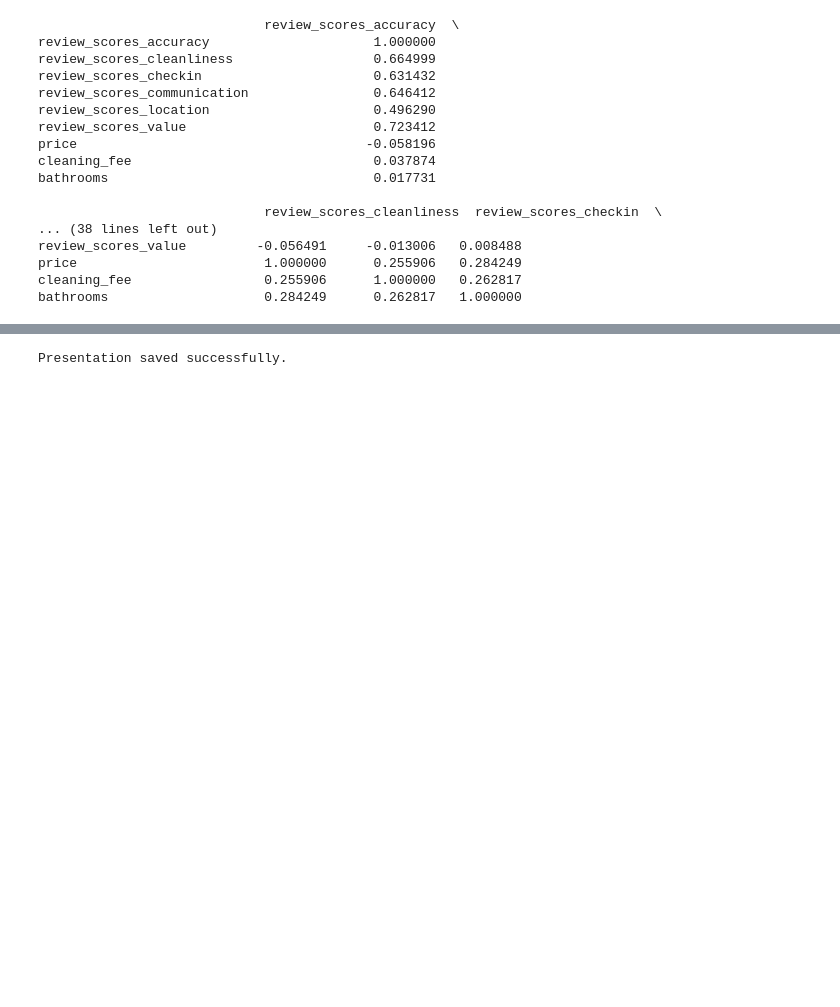
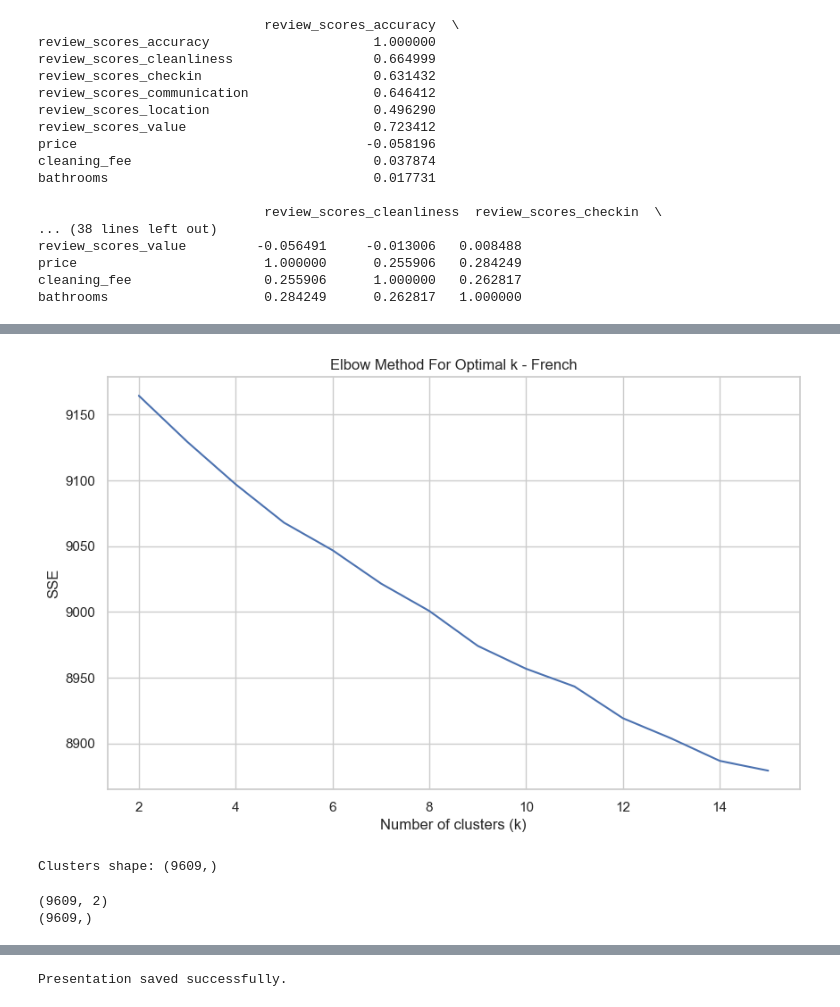
Before and after one commit to vsanjayHub/AIProjects, a Jupyter notebook: AirBnbEDA.ipynb, the cells around one changed output, grey strips where cells are left out. Cells and saved outputs as stored; diff of their text form; code cells hidden in the pictures; blank space fills up the shorter version.

```diff
--- a/AirBnbEDA.ipynb
+++ b/AirBnbEDA.ipynb
@@ -1036,0 +1252,5 @@ for point in points:
+# %%
+# Vectorization
+
+vectorizer = TfidfVectorizer()
+X = vectorizer.fit_transform(df['cleaned_comments'])
@@ -1036,0 +1666,12 @@ for point in points:
+# %%
+# Load the CSV file and assign column names
+import pandas as pd
+data = []
+with open('french_comments_output_nlp.txt', 'r') as file:
+    for line in file:
+        parts = line.strip().split(' ', 2)  # Split only on the first two spaces
+        if len(parts) == 3:  # Ensure no lines with missing data
+            data.append(parts)
+df_french_comments = pd.DataFrame(data, columns=['propertyID', 'reviewID', 'comment'])
+
+df_french_comments.describe()
@@ -1036,0 +1750,42 @@ for point in points:
+# %%
+
+from sklearn.cluster import KMeans
+import matplotlib.pyplot as plt
+import numpy as np
+
+# Assume X is the TF-IDF matrix with shape (9609, n_features)
+n_samples = X.shape[0]
+
+# Dictionary to hold the sum of squared errors for each k
+sse = {}
+
+# Loop over a range of k values, dynamically adjusted based on the number of samples
+for k in range(2, min(n_samples, 15) + 1):  # Adjust the range as needed but ensure k <= n_samples
+    kmeans = KMeans(n_clusters=k, random_state=42)
+    kmeans.fit(X)
+    sse[k] = kmeans.inertia_  # Sum of squared distances of samples to their closest cluster center
+
+# Plotting the SSE values for each k to find the optimal k (Elbow Method)
+plt.figure(figsize=(10, 6))
+plt.plot(list(sse.keys()), list(sse.values()))
+plt.xlabel("Number of clusters (k)")
+plt.ylabel("SSE")
+plt.title("Elbow Method For Optimal k - French")
+PLOT_FILENAME_AVAILABILITY =  "ElbowMethodFrench.png"
+plt.savefig(PLOT_FILENAME_AVAILABILITY, bbox_inches='tight')  # Save the plot
+plt.show()
+# Define the title text and position
+TITLE_TEXT = "Elbow Method For Optimal k - French"
+
+# Path to the image you want to add
+PATH = 'ElbowMethodFrench.png'
+
+# Select the optimal number of clusters from the plot and create final clusters
+optimal_k = 5  # This should be chosen based on the Elbow plot outcome
+kmeans_final = KMeans(n_clusters=optimal_k, random_state=42)
+clusters = kmeans_final.fit_predict(X)
+add_slide_with_title_and_image(prs,TITLE_TEXT,PATH)
+print("Clusters shape:", clusters.shape)  # This should now output (9609,)
+# %% [output]
+[figure, added]
+Clusters shape: (9609,)
@@ -1036,0 +1825,6 @@ for point in points:
+# %%
+print(tfidf_svd.shape)  # Expected to print (n, 2) if tfidf_svd is an n x 2 matrix for 2D plotting
+print(clusters.shape)   # Expected to print (n,) where n should match the first dimension of tfidf_svd
+# %% [output]
+(9609, 2)
+(9609,)
```
Also changed, not shown: parts of 49 cells of this notebook, 2 other files.
